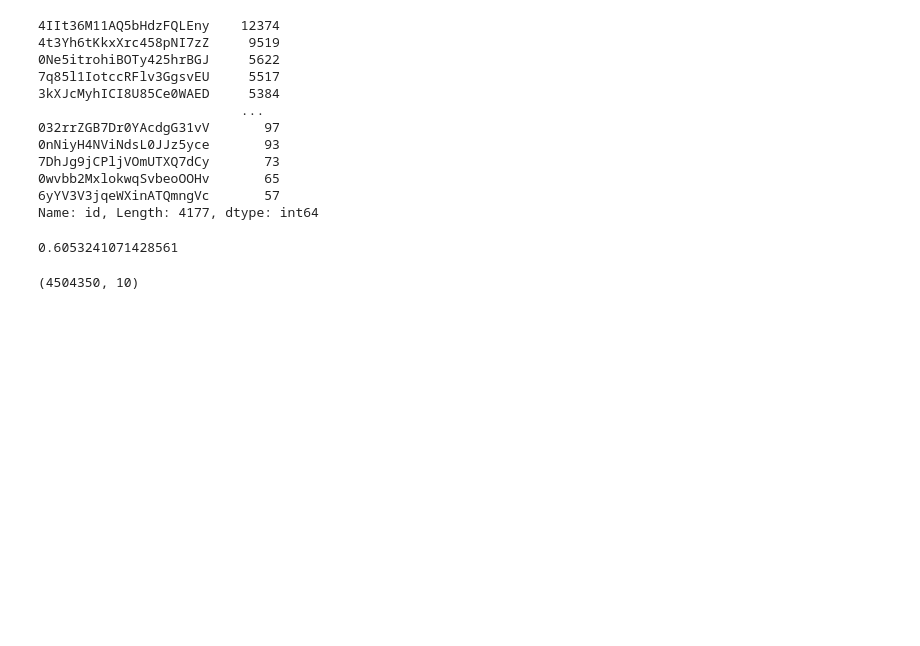
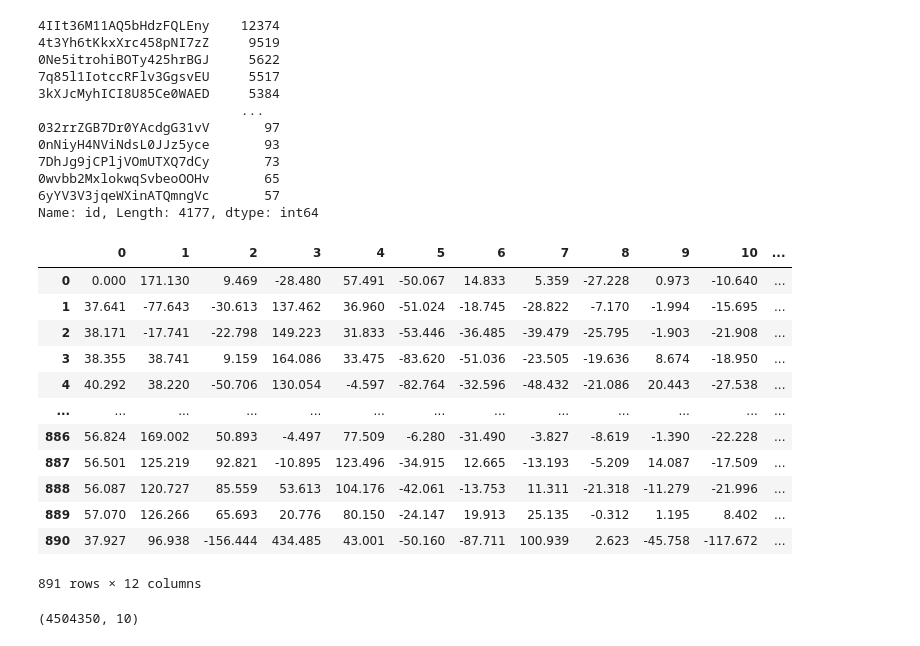
Before and after one commit to tincho-mehaudy/DMCyT, a Jupyter notebook: TP1_Consigna1.ipynb, the cells around one changed output. Saved outputs shown, nothing was run; the diff lists cells and outputs as text; code cells hidden in the pictures; blank space fills up the shorter version.

```diff
--- a/TP1_Consigna1.ipynb
+++ b/TP1_Consigna1.ipynb
@@ -373,10 +373,23 @@ df_aa['id'].value_counts()
 6yYV3V3jqeWXinATQmngVc       57
 Name: id, Length: 4177, dtype: int64
 # %%
-a=df_aa[df_aa['id']=='2qij1qbQCOkjB8gsu3Y5lH']['pitches'].apply(pd.Series)
-a[0].mean()
+a=df_aa[df_aa['id']=='00At7PWydsvg7g5xgaYan9']['timbre'].apply(pd.Series)
+#a[0].mean()
+a
 # %% [output]
+|  | 0 | 1 | 2 | 3 | 4 | 5 | 6 | 7 | 8 | 9 | 10 | ... |
+| 0 | 0.000 | 171.130 | 9.469 | -28.480 | 57.491 | -50.067 | 14.833 | 5.359 | -27.228 | 0.973 | -10.640 | ... |
+| 1 | 37.641 | -77.643 | -30.613 | 137.462 | 36.960 | -51.024 | -18.745 | -28.822 | -7.170 | -1.994 | -15.695 | ... |
+| 2 | 38.171 | -17.741 | -22.798 | 149.223 | 31.833 | -53.446 | -36.485 | -39.479 | -25.795 | -1.903 | -21.908 | ... |
+| 3 | 38.355 | 38.741 | 9.159 | 164.086 | 33.475 | -83.620 | -51.036 | -23.505 | -19.636 | 8.674 | -18.950 | ... |
+| 4 | 40.292 | 38.220 | -50.706 | 130.054 | -4.597 | -82.764 | -32.596 | -48.432 | -21.086 | 20.443 | -27.538 | ... |
+| ... | ... | ... | ... | ... | ... | ... | ... | ... | ... | ... | ... | ... |
+| 886 | 56.824 | 169.002 | 50.893 | -4.497 | 77.509 | -6.280 | -31.490 | -3.827 | -8.619 | -1.390 | -22.228 | ... |
+| 887 | 56.501 | 125.219 | 92.821 | -10.895 | 123.496 | -34.915 | 12.665 | -13.193 | -5.209 | 14.087 | -17.509 | ... |
+| 888 | 56.087 | 120.727 | 85.559 | 53.613 | 104.176 | -42.061 | -13.753 | 11.311 | -21.318 | -11.279 | -21.996 | ... |
+| 889 | 57.070 | 126.266 | 65.693 | 20.776 | 80.150 | -24.147 | 19.913 | 25.135 | -0.312 | 1.195 | 8.402 | ... |
+| 890 | 37.927 | 96.938 | -156.444 | 434.485 | 43.001 | -50.160 | -87.711 | 100.939 | 2.623 | -45.758 | -117.672 | ... |
-0.6053241071428561
+891 rows × 12 columns
 # %%
 df_aa.shape
 # %% [output]
```
Also changed, not shown: parts of 7 cells of this notebook.
